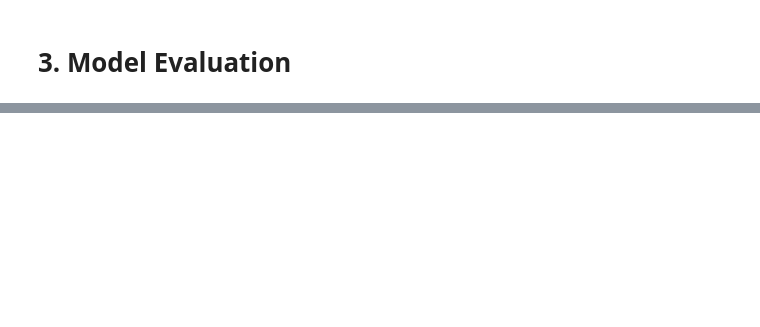
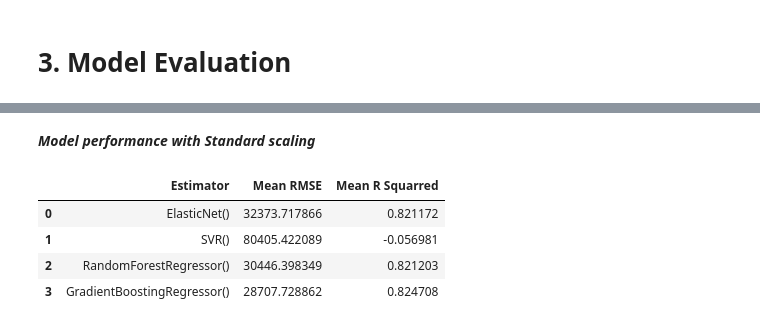
Before and after one commit to debhere/House-Price-Prediction, a Jupyter notebook: House Price Prediction.ipynb, the cells around one changed output, grey strips where cells are left out. Saved outputs shown, nothing was run; the diff lists cells and outputs as text; code cells hidden in the pictures; blank space fills up the shorter version.

```diff
--- a/House Price Prediction.ipynb
+++ b/House Price Prediction.ipynb
@@ -1213,0 +1324,10 @@ tst.toarray()
+# %% [markdown]
+***Model performance with Standard scaling***
+# %%
+score_model(data_prep, y_train, models, scale='Standard')
+# %% [output]
+|  | Estimator | Mean RMSE | Mean R Squarred |
+| 0 | ElasticNet() | 32373.717866 | 0.821172 |
+| 1 | SVR() | 80405.422089 | -0.056981 |
+| 2 | RandomForestRegressor() | 30446.398349 | 0.821203 |
+| 3 | GradientBoostingRegressor() | 28707.728862 | 0.824708 |
```
Also changed, not shown: parts of 43 cells of this notebook.
